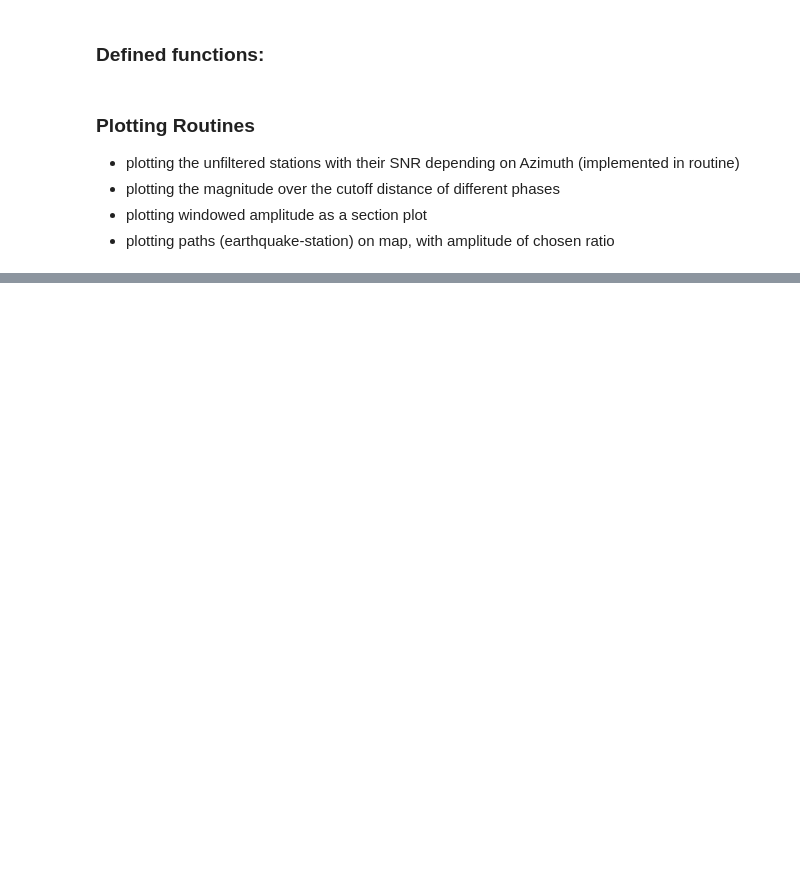
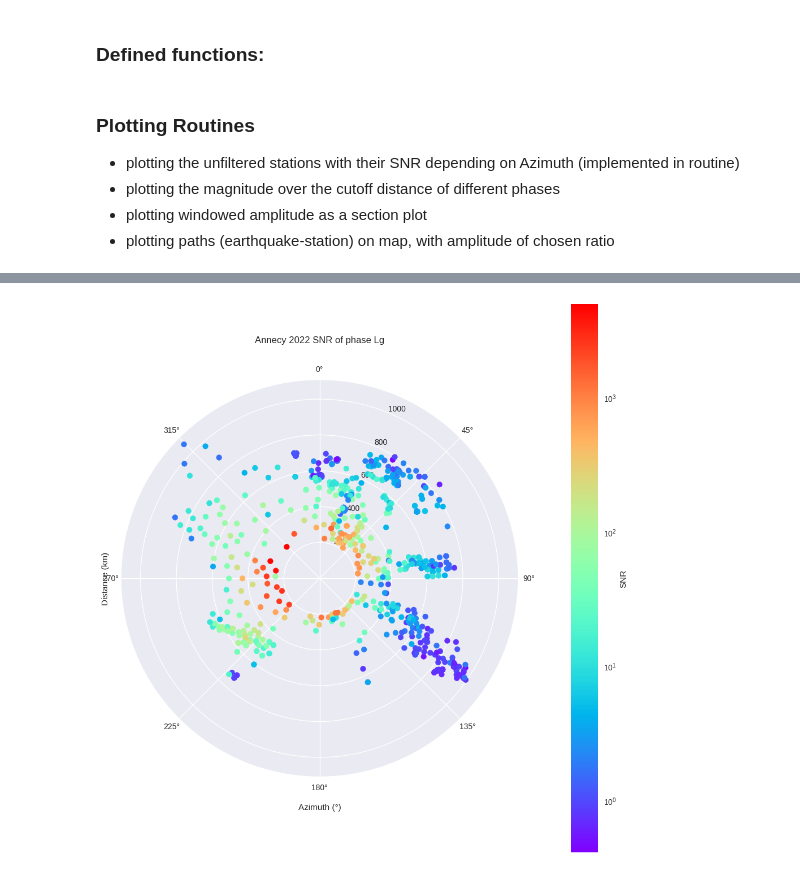
Before and after one commit to schreinerl/Lg_waves, a Jupyter notebook: SNR_exploration.ipynb, the cells around one changed output, grey strips where cells are left out. Drawn from its saved outputs; the diff is of its cells as text; code cells hidden in the pictures; blank space fills up the shorter version.

```diff
--- a/SNR_exploration.ipynb
+++ b/SNR_exploration.ipynb
@@ -322,7 +324,7 @@ Cutoff distance at phase Lg: 598.086114669412
 # %%
 import json
 import pandas as pd
-catalogue = pd.read_csv('/home/schreinl/Stage/Data/eq_4_france.csv')
+catalogue = pd.read_csv('/home/schreinl/Stage/Scripts/europe_bigger_than_5.csv')
 directory='/home/schreinl/Stage/Data/'
 datacenters =['RESIF','ODC','ETH','INGV','GEOFON','BGR', 'IRIS', 'ICGC']
 distmin=1.9
@@ -337,6 +339,7 @@ vLg_max=3.5
 vLg_min=3.1
 vLg=0.5*(vLg_max+vLg_min)
 vPg_max=6.2
+snr_threshold = 2
 vPg_min=5.2
 vPg=0.5*(vPg_max+vPg_min)
 for i in range(len(catalogue)):
@@ -359,9 +362,9 @@ for i in range(len(catalogue)):
     st_plot_filt_all.filter("bandpass", freqmin=fmin, freqmax=fmax)
     #run SNR and station filtering routine
     filtered_stations_with_SNR, stations_with_SNR, distance_dict, tcoda_test, filtered_st, stations_with_amps, amp_plot = SNR_all(stations_all, st_plot_filt_all, Dtmin_Pn, Dtmax_Pn, Dtmin_Sn, Dtmax_Sn, vLg_min,vLg_max,vPg_min, vPg_max, tminCoda, tmaxCoda,
-         Dtmin_Noise, Dtmax_Noise,eq_start,eq_lat,eq_lon,plot_SNR=False,plot_amps=True, wavecode="Lg_Coda",dB=True)
+         Dtmin_Noise, Dtmax_Noise,eq_start,eq_lat,eq_lon,snr_threshold=snr_threshold,plot_SNR=False,plot_amps=True, wavecode="Lg_Coda",dB=True)
 
-    with open(f"{directory}/Dicts/{time_string}_dict.txt", "w") as file:
+    with open(f"{directory}/Dicts/{time_string}_{snr_threshold}_thresh_dict.txt", "w") as file:
         json.dump(distance_dict, file, indent=4)
 
     # Create plot of azimuth dependency of SNR
@@ -372,11 +375,11 @@ for i in range(len(catalogue)):
     snr_az_lg = snr_azimuth(stations_with_SNR, column=13, barlabel="SNR", xlabel="Azimuth (°)", ylabel="Distance (km)", title="SNR", event_name=time_string, savefig=True, show=False)
 
     # Save stations_with_amps to a file
-    with open(f"{directory}/{time_string}/{time_string}_stations_with_amps.txt", "w") as ampls:
+    with open(f"{directory}/{time_string}/{time_string}_{snr_threshold}_thresh_stations_with_amps.txt", "w") as ampls:
         json.dump(stations_with_amps.tolist(), ampls, indent=4)
 
     # Save filtered stations with their corresponding SNR
-    with open(f"{directory}/{time_string}/{time_string}_filtered_stations_SNR.txt", "w") as snrfile:
+    with open(f"{directory}/{time_string}/{time_string}_{snr_threshold}_thresh_filtered_stations_SNR.txt", "w") as snrfile:
         json.dump(filtered_stations_with_SNR.tolist(), snrfile, indent=4)
 
     # Save the stations with SNR, unfiltered
@@ -2100,2 +2148,4 @@ plot = plot_record_section_with_energy(st_plot_filt_all, stations_all, eq_lat, e
 # %%
-snr_az = snr_azimuth(stations_with_SNR, column=12, barlabel="SNR", xlabel="Azimuth (°)", ylabel="Distance (km)", title="SNR", event_name=time_string, savefig=False, show=False)
+snr_az = snr_azimuth(stations_with_snr, column=13, barlabel="SNR", xlabel="Azimuth (°)", ylabel="Distance (km)", title="SNR", event_name='Annecy 2022', savefig=True, show=True)
+# %% [output]
+[figure, added]
```
Also changed, not shown: parts of 12 cells of this notebook, 2 other files.
